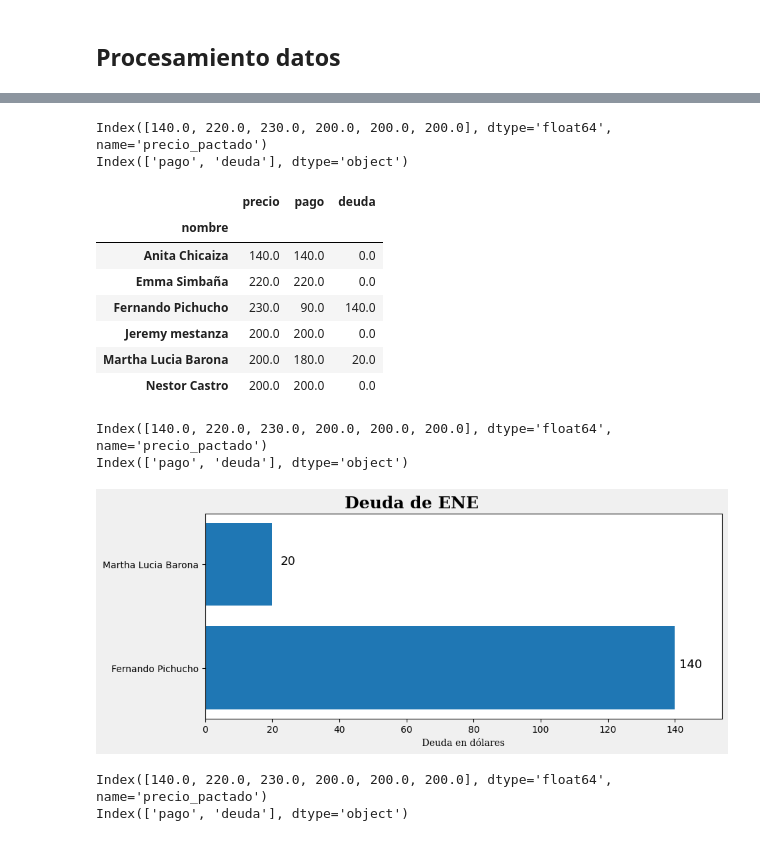
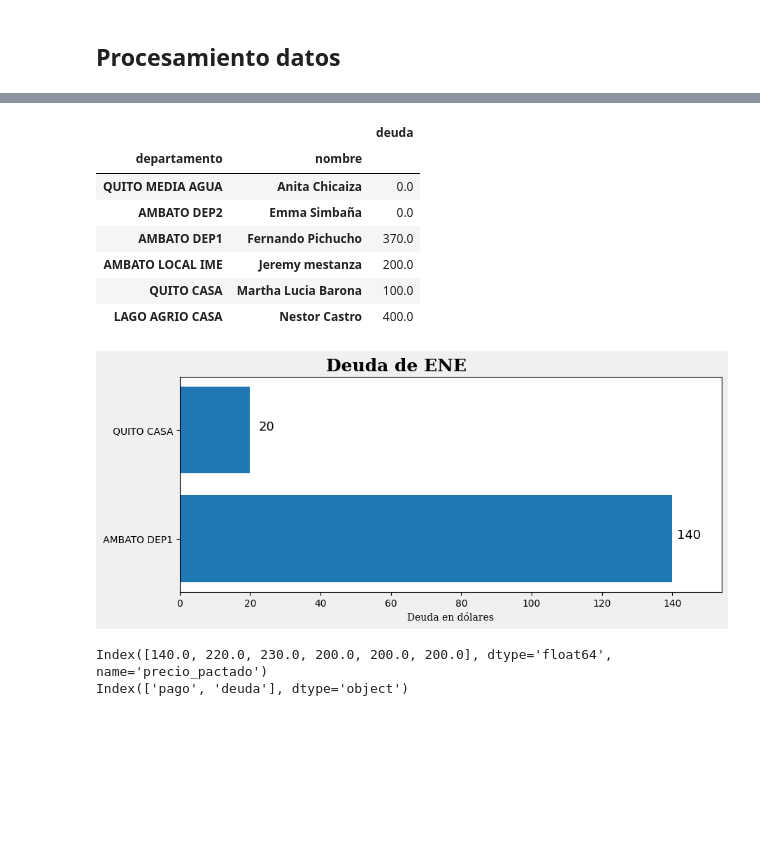
Before and after one commit to Pepool17/Arriendos, a Jupyter notebook: data_base/base_datos.ipynb, the cells around one changed output, grey strips where cells are left out. Saved outputs shown, nothing was run; the diff lists cells and outputs as text; code cells hidden in the pictures; blank space fills up the shorter version.

Commit message:
departament name in dataframes

```diff
--- a/data_base/base_datos.ipynb
+++ b/data_base/base_datos.ipynb
@@ -83,7 +83,7 @@ def deuda(mes='total'):
     df_deuda['precio_pactado'] = df_deuda['precio_pactado'].astype(float)
     df_deuda['monto_pago'] = df_deuda['monto_pago'].astype(float)
     meses = df_deuda['mes_pago'].unique()
-    df_deuda = df_deuda.pivot_table(index=['nombre','precio_pactado'], columns='mes_pago', values=['monto_pago'], aggfunc={'monto_pago':'sum'})
+    df_deuda = df_deuda.pivot_table(index=['nombre','precio_pactado','departamento'], columns='mes_pago', values=['monto_pago'], aggfunc={'monto_pago':'sum'})
     df_deuda.columns = df_deuda.columns.swaplevel()
 
     df_deuda = df_deuda.rename(columns={'precio_pactado':'deuda', 'monto_pago': 'pago'})
@@ -97,53 +97,49 @@ def deuda(mes='total'):
 
     if mes == 'total':
         deuda_total= df_deuda.loc[:, df_deuda.columns.get_level_values(1) == 'deuda'].sum(axis=1)
-        return pd.DataFrame(deuda_total.values, index=df_deuda.index.get_level_values(0), columns=['deuda'])
+        return pd.DataFrame(deuda_total.values, index=[df_deuda.index.get_level_values(2),df_deuda.index.get_level_values(0)], columns=['deuda'])
 
     df_deuda = df_deuda.loc[:,df_deuda.columns.get_level_values(0) == mes]
     pago = df_deuda[(mes,'pago')].tolist()
     deuda = df_deuda[(mes,'deuda')].tolist()
     precio = df_deuda.index.get_level_values(1)
     lista = list(zip(precio,pago,deuda))
-    df_deuda = pd.DataFrame(lista, index = df_deuda.index.get_level_values(0), columns=['precio', 'pago', 'deuda'])
+    df_deuda = pd.DataFrame(lista, index=[df_deuda.index.get_level_values(2),df_deuda.index.get_level_values(0)], columns=['precio', 'pago', 'deuda'])
     return df_deuda
 
-deuda('ENE')
+deuda()
 # %% [output]
-Index([140.0, 220.0, 230.0, 200.0, 200.0, 200.0], dtype='float64', name='precio_pactado')
-Index(['pago', 'deuda'], dtype='object')
-|  | precio | pago | deuda |
-| nombre |  |  |  |
-| Anita Chicaiza | 140.0 | 140.0 | 0.0 |
-| Emma Simbaña | 220.0 | 220.0 | 0.0 |
-| Fernando Pichucho | 230.0 | 90.0 | 140.0 |
-| Jeremy mestanza | 200.0 | 200.0 | 0.0 |
-| Martha Lucia Barona | 200.0 | 180.0 | 20.0 |
-| Nestor Castro | 200.0 | 200.0 | 0.0 |
+|  |  | deuda |
+| departamento | nombre |  |
+| QUITO MEDIA AGUA | Anita Chicaiza | 0.0 |
+| AMBATO DEP2 | Emma Simbaña | 0.0 |
+| AMBATO DEP1 | Fernando Pichucho | 370.0 |
+| AMBATO LOCAL IME | Jeremy mestanza | 200.0 |
+| QUITO CASA | Martha Lucia Barona | 100.0 |
+| LAGO AGRIO CASA | Nestor Castro | 400.0 |
 # %%
 def img_deuda(mes='total'):
     df_meses = deuda(mes)
     df_meses = df_meses[df_meses['deuda'] != 0]
     ancho_maximo = max(df_meses['deuda'])
     fig = plt.figure(figsize=(10,4))
     fig.set_facecolor('#f0f0f0')
-    bars =plt.barh(df_meses.index,df_meses['deuda'], height=0.8)
+    bars =plt.barh(df_meses.index.get_level_values(0),df_meses['deuda'], height=0.8)
     plt.title(f'Deuda de {mes}',fontsize=18, fontfamily='serif',  fontweight='bold', x = 0.4)
     plt.xlabel('Deuda en dólares',fontsize=10, fontfamily='serif')
     for bar in bars:
         ancho = bar.get_width()
         plt.text(ancho+(ancho_maximo/30), bar.get_y()+bar.get_height() / 2, int(round(ancho, 1)), ha = 'center', fontsize = 13)
     plt.xlim(0,ancho_maximo + (ancho_maximo/10))
     plt.savefig(f'..\imagenes\img_deuda_{mes}.png', bbox_inches='tight', dpi = 300)
 
     plt.show()
     plt.close()
 
 
 img_deuda('ENE')
 # %% [output]
-Index([140.0, 220.0, 230.0, 200.0, 200.0, 200.0], dtype='float64', name='precio_pactado')
-Index(['pago', 'deuda'], dtype='object')
-[figure, old version]
+[figure, new version]
 # %%
 deuda('MAR')
 # %% [output]
```
Also changed, not shown: 3 other files.
